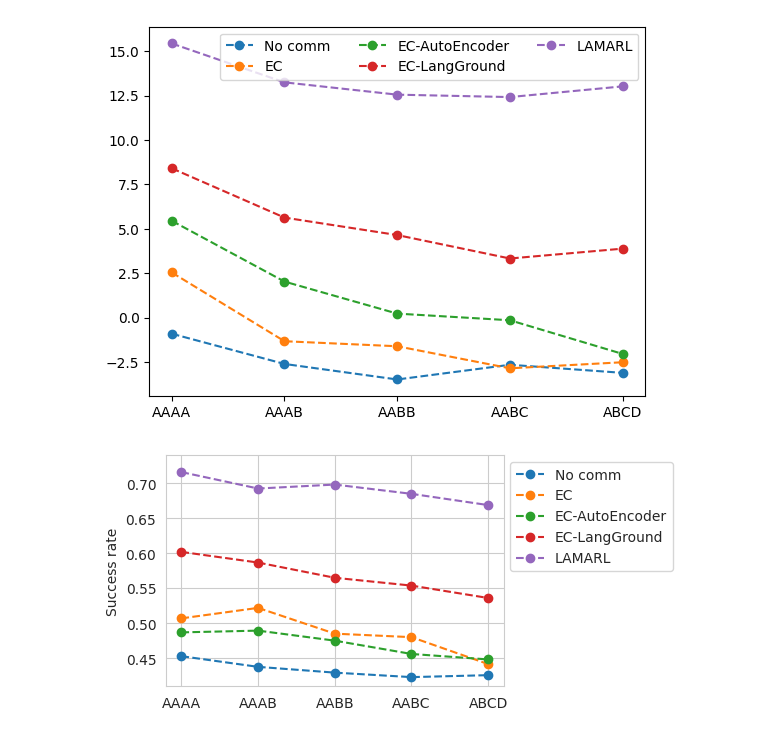
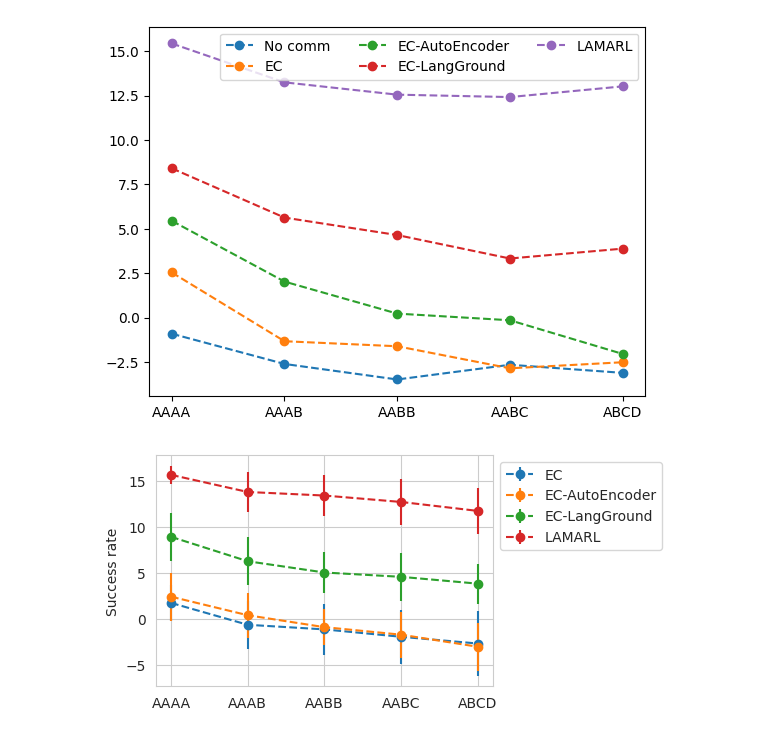
Before and after one commit to Maxtoq/MADRL-PhD-Thesis-Code, a Jupyter notebook: algorithms/LAMARL/ZST.ipynb, the cells around one changed output. Saved outputs shown, nothing was run; the diff lists cells and outputs as text; code cells hidden in the pictures.

```diff
--- a/algorithms/LAMARL/ZST.ipynb
+++ b/algorithms/LAMARL/ZST.ipynb
@@ -129,33 +129,33 @@ plt.legend(["No comm", "EC", "EC-AutoEncoder", "EC-LangGround", "LAMARL"], ncols
 # %%
 import matplotlib.pyplot as plt
 import pandas as pd
 import seaborn as sns
 sns.set_style("whitegrid")
 
 lang = pd.read_csv("../../models/magym_PredPrey_RGB/18s50np_lang_ce0/zst_log_E.csv", index_col=0, usecols=list(range(1, 7)))
-noc = pd.read_csv("../../models/magym_PredPrey_RGB/18s50np_noc/zst_log_E.csv", index_col=0, usecols=list(range(1, 7)))
+# noc = pd.read_csv("../../models/magym_PredPrey_RGB/18s50np_noc/zst_log_E.csv", index_col=0, usecols=list(range(1, 7)))
 ec = pd.read_csv("../../models/magym_PredPrey_RGB/18s50np_ec2/zst_log_E.csv", index_col=0, usecols=list(range(1, 7)))
 ae = pd.read_csv("../../models/magym_PredPrey_RGB/18s50np_ec2_ae/zst_log_E.csv", index_col=0, usecols=list(range(1, 7)))
 lg = pd.read_csv("../../models/magym_PredPrey_RGB/18s50np_ec4_lg/zst_log_E.csv", index_col=0, usecols=list(range(1, 7)))
 
 plt.figure(figsize=(5, 3))
-plt.plot(noc["Success rate"], linestyle="--", marker="o")
-plt.plot(ec["Success rate"], linestyle="--", marker="o")
-plt.plot(ae["Success rate"], linestyle="--", marker="o")
-plt.plot(lg["Success rate"], linestyle="--", marker="o")
-plt.plot(lang["Success rate"], linestyle="--", marker="o")
+# plt.plot(noc["Mean return"], linestyle="--", marker="o")
+plt.errorbar(lang.index, ec["Mean return"], linestyle="--", marker="o", yerr=ec["Std return"])
+plt.errorbar(lang.index, ae["Mean return"], linestyle="--", marker="o", yerr=ae["Std return"])
+plt.errorbar(lang.index, lg["Mean return"], linestyle="--", marker="o", yerr=lg["Std return"])
+plt.errorbar(lang.index, lang["Mean return"], linestyle="--", marker="o", yerr=lang["Std return"])
 fs = 10
-plt.ylim(0.41, 0.74)
+# plt.ylim(0.41, 0.74)
 plt.ylabel("Success rate", fontsize=fs)
 plt.xticks(list(lang.index), ["AAAA", "AAAB", "AABB", "AABC", "ABCD"], fontsize=fs)
 
 # Move the legend to the right
-plt.legend(["No comm", "EC", "EC-AutoEncoder", "EC-LangGround", "LAMARL"], ncols=1, fontsize=fs, loc='upper left', bbox_to_anchor=(1, 1))
+plt.legend(["EC", "EC-AutoEncoder", "EC-LangGround", "LAMARL"], ncols=1, fontsize=fs, loc='upper left', bbox_to_anchor=(1, 1))
 
 # Adjust layout to provide space for the legend
 plt.subplots_adjust(right=0.8)
 
-plt.savefig("/home/maxtoq/Desktop/LAMARL_ICML/ZST.svg", bbox_inches="tight")
+# plt.savefig("/home/maxtoq/Desktop/LAMARL_ICML/ZST.svg", bbox_inches="tight")
 plt.show()
 # %% [output]
-[figure, old version]
+[figure, new version]
```
Also changed, not shown: parts of 6 cells of this notebook, 5 other files.
